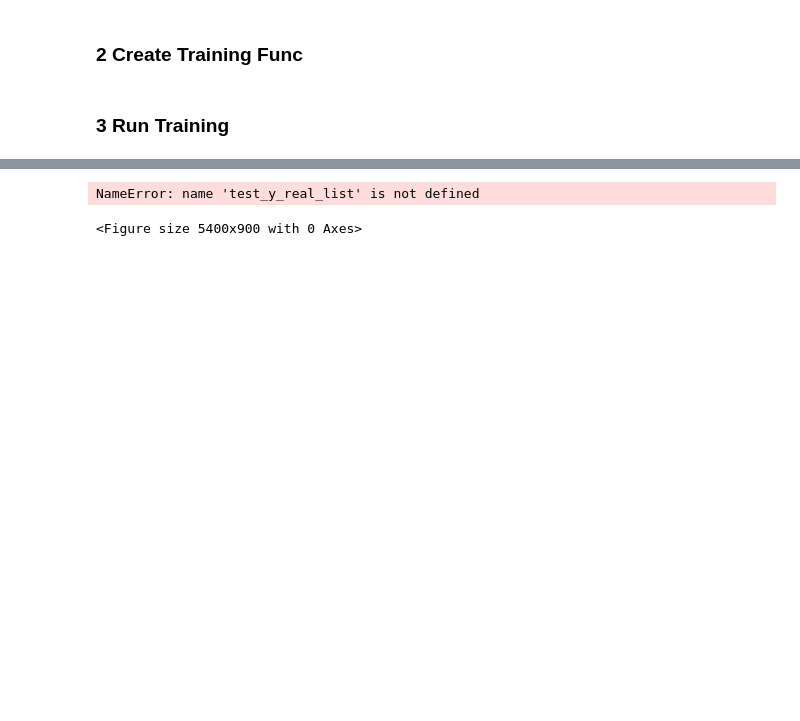
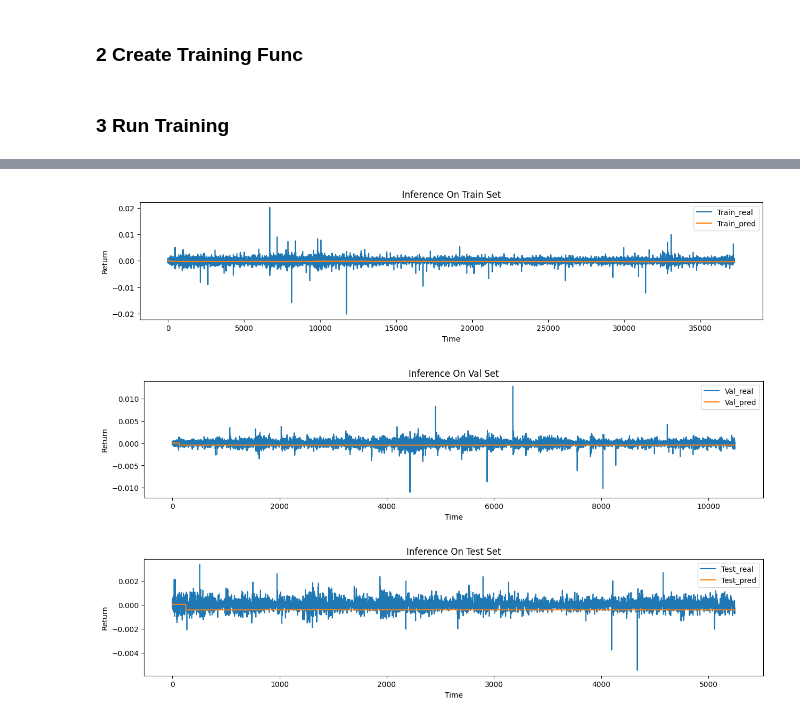
Before and after one commit to AlongZG/XFinAI, a Jupyter notebook: model_layer/LSTM_Model.ipynb, the cells around one changed output, grey strips where cells are left out. Saved outputs shown, nothing was run; the diff lists cells and outputs as text; code cells hidden in the pictures; blank space fills up the shorter version.

```diff
--- a/model_layer/LSTM_Model.ipynb
+++ b/model_layer/LSTM_Model.ipynb
@@ -115,0 +123,30 @@ def plot_loss(losses, epoch_num, loss_name):
+# %%
+def eval_model(model, dataloader, data_set_name, model_name):
+    with torch.no_grad():
+        y_real_list = np.array([])
+        y_pred_list = np.array([])
+        states = model.init_hidden_states(xfinai_config.lstm_model_config['batch_size'])
+
+        for idx, (x_batch, y_batch) in enumerate(dataloader):
+
+            # Convert to Tensors
+            x_batch = x_batch.float().to(model.device)
+            y_batch = y_batch.float().to(model.device)
+
+            states = [state.detach() for state in states]
+            y_pred, states = model(x_batch, states)
+
+            y_real_list = np.append(y_real_list, y_batch.squeeze(1).cpu().numpy())
+            y_pred_list = np.append(y_pred_list, y_pred.squeeze(1).cpu().numpy())
+
+    plt.figure(figsize=[15,3], dpi=100)
+    plt.plot(y_real_list,  label=f'{data_set_name}_real')
+    plt.plot(y_pred_list,  label=f'{data_set_name}_pred')
+    plt.legend()
+    plt.title(f"Inference On {data_set_name} Set")
+    plt.xlabel('Time')
+    plt.ylabel('Return')
+    plt.subplots_adjust(bottom=0.15)
+
+    result_dir = path_wrapper.wrap_path(f"{xfinai_config.inference_result_path}/{model_name}/")
+    plt.savefig(f"{result_dir}/{data_set_name}.png")
@@ -256,12 +207,7 @@ with torch.no_grad():
-# %%
-plt.figure(figsize=[18,3], dpi=300)
-plt.plot(test_y_real_list, label='test_real')
-plt.plot(test_y_pred_list, label='test_pred')
-plt.legend()
-plt.title(f"Inference On Test Set")
-plt.xlabel('Time')
-plt.ylabel('Return')
-plt.show()
-# %% [output]
-NameError: name 'test_y_real_list' is not defined
-<Figure size 5400x900 with 0 Axes>
+# %%
+for dataloader, data_set_name in zip([train_dataloader_ic, val_dataloader_ic, test_dataloader_ic], ['Train','Val', 'Test']):
+    eval_model(model=trained_model, dataloader=dataloader, data_set_name=data_set_name, model_name=trained_model.name)
+# %% [output]
+[figure, added]
+[figure, added]
+[figure, added]
```
Also changed, not shown: parts of 12 cells of this notebook, 5 other files.
